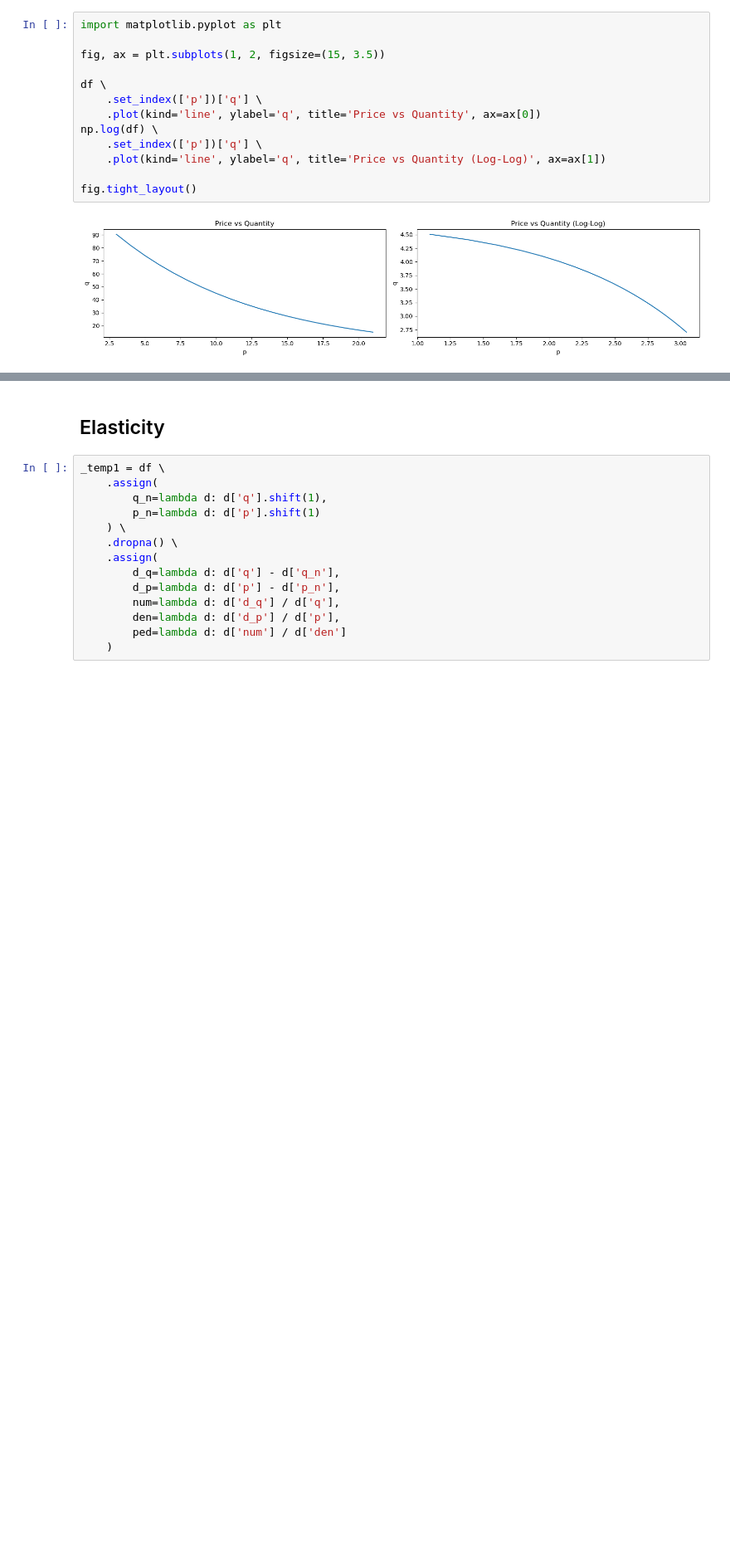
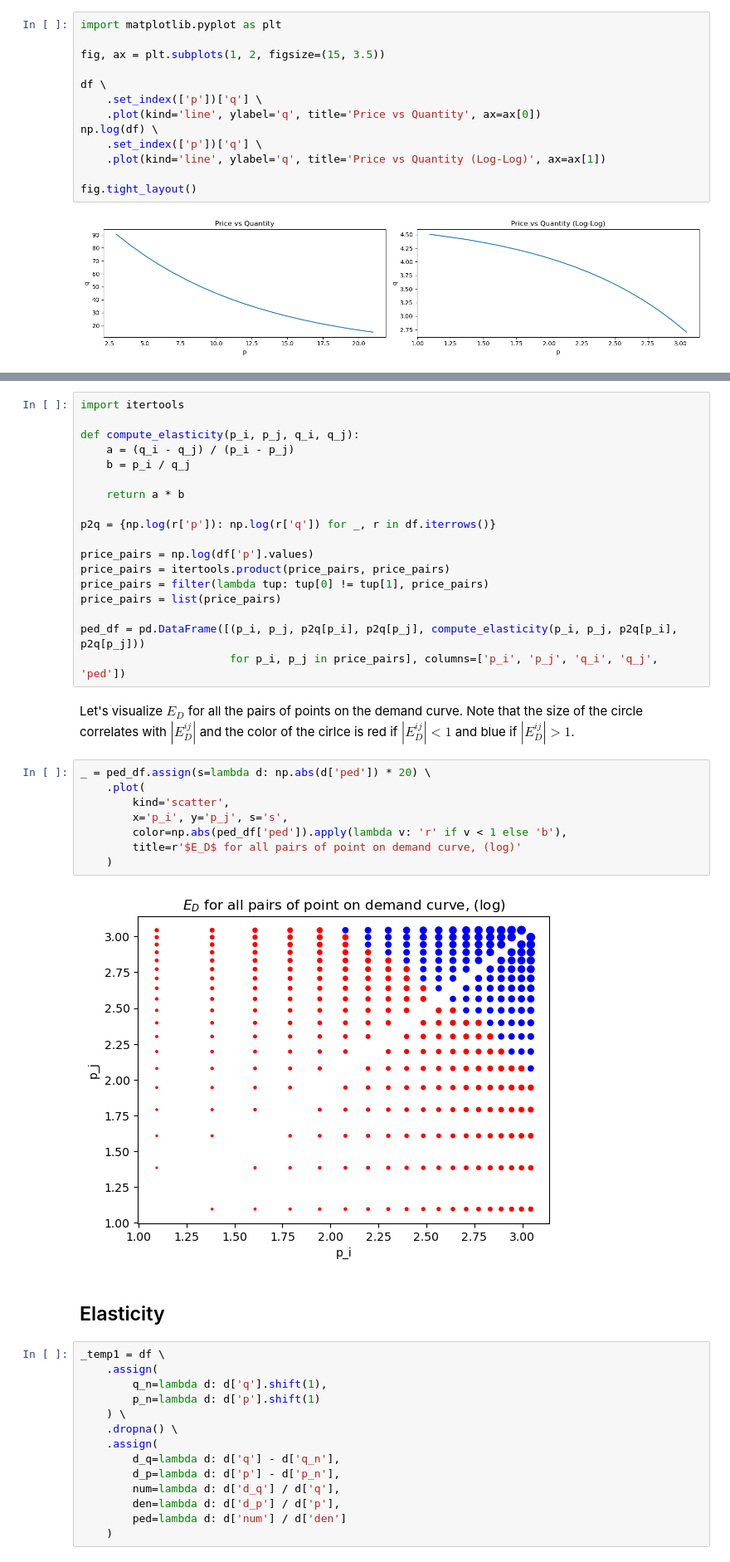
Before and after one commit to oneoffcoder/books, a Jupyter notebook: sphinx/datascience/source/Untitled.ipynb, the cells around one changed output, grey strips where cells are left out. Shown at 83% size. Drawn from its saved outputs; the diff is of its cells as text; blank space fills up the shorter version.

```diff
--- a/sphinx/datascience/source/Untitled.ipynb
+++ b/sphinx/datascience/source/Untitled.ipynb
@@ -26,3 +89,33 @@ fig.tight_layout()
+# %%
+import itertools
+
+def compute_elasticity(p_i, p_j, q_i, q_j):
+    a = (q_i - q_j) / (p_i - p_j)
+    b = p_i / q_j
+
+    return a * b
+
+p2q = {np.log(r['p']): np.log(r['q']) for _, r in df.iterrows()}
+
+price_pairs = np.log(df['p'].values)
+price_pairs = itertools.product(price_pairs, price_pairs)
+price_pairs = filter(lambda tup: tup[0] != tup[1], price_pairs)
+price_pairs = list(price_pairs)
+
+ped_df = pd.DataFrame([(p_i, p_j, p2q[p_i], p2q[p_j], compute_elasticity(p_i, p_j, p2q[p_i], p2q[p_j]))
+                       for p_i, p_j in price_pairs], columns=['p_i', 'p_j', 'q_i', 'q_j', 'ped'])
+# %% [markdown]
+Let's visualize $E_D$ for all the pairs of points on the demand curve. Note that the size of the circle correlates with $|E_D^{ij}|$ and the color of the cirlce is red if $|E_D^{ij}| < 1$ and blue if $|E_D^{ij}| > 1$.
+# %%
+_ = ped_df.assign(s=lambda d: np.abs(d['ped']) * 20) \
+    .plot(
+        kind='scatter',
+        x='p_i', y='p_j', s='s',
+        color=np.abs(ped_df['ped']).apply(lambda v: 'r' if v < 1 else 'b'),
+        title=r'$E_D$ for all pairs of point on demand curve, (log)'
+    )
+# %% [output]
+[figure, added]
 # %% [markdown]
 ## Elasticity
 # %%
```
Also changed, not shown: parts of 7 cells of this notebook.
